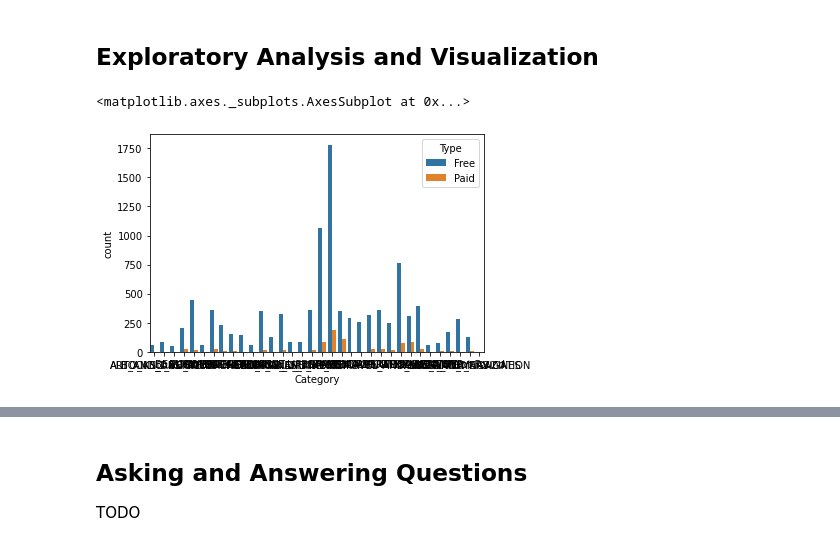
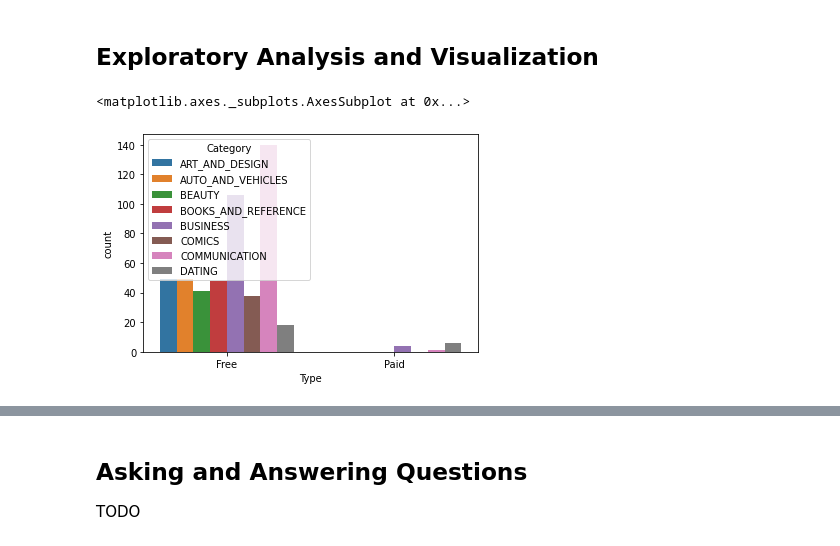
Before and after one commit to ayushxx7/pandas-course-project, a Jupyter notebook: zerotopandas_course_project.ipynb, the cells around one changed output, grey strips where cells are left out. Cells and saved outputs as stored; diff of their text form; code cells hidden in the pictures.

Commit message:
Add plots and update references

```diff
--- a/zerotopandas_course_project.ipynb
+++ b/zerotopandas_course_project.ipynb
@@ -172,0 +171,2 @@ nan
+# %%
+df.loc[10472] = list_to_fix[0]
@@ -249,4 +252,4 @@ df.Rating = df.Rating.fillna(0)
 df.Installs = df['Installs'].replace({'\+': ''}, regex=True)
 df.Installs = df['Installs'].replace({',': ''}, regex=True)
 
-df.Installs.astype(int)
+df.Installs = df.Installs.astype(int)
@@ -265,0 +256,4 @@ Name: Installs, Length: 10841, dtype: int64
+# %%
+df.Price = df['Price'].replace({'\$': ''}, regex=True)
+df.Price = df.Price.astype(float)
+df.Price.unique()
@@ -265,0 +273,3 @@ Name: Installs, Length: 10841, dtype: int64
+# %%
+df["Last Updated"] = pd.to_datetime(df['Last Updated'])
+df["Last Updated"]
@@ -293,7 +334,7 @@ jovian.commit(project=project_name)
 ## Exploratory Analysis and Visualization
 # %%
 import seaborn as sns
-sns.countplot(x="Category", hue="Type", data=df)
+sns.countplot(x="Type", hue="Category", data=df[0:500])
 # %% [output]
 <matplotlib.axes._subplots.AxesSubplot at 0x...>
-[figure, old version]
+[figure, new version]
```
Also changed, not shown: parts of 23 cells of this notebook.
